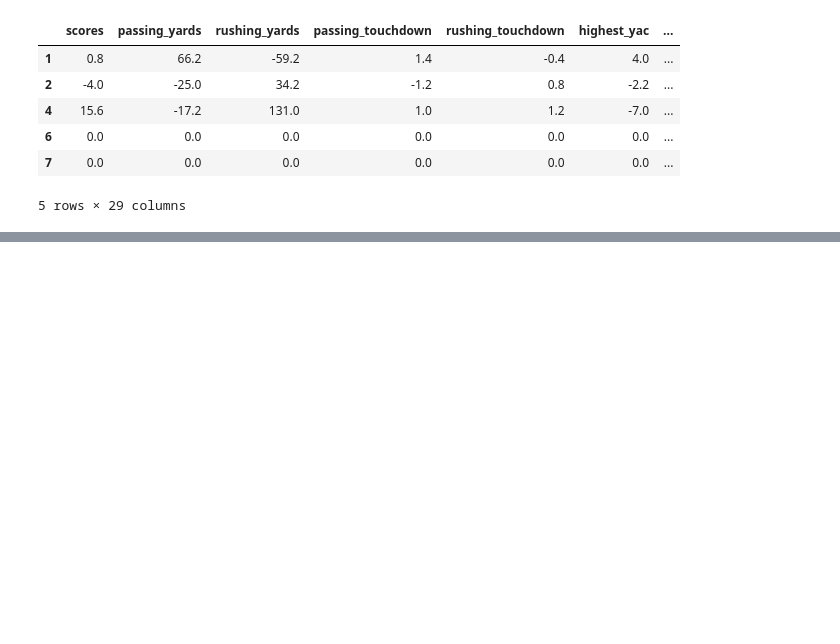
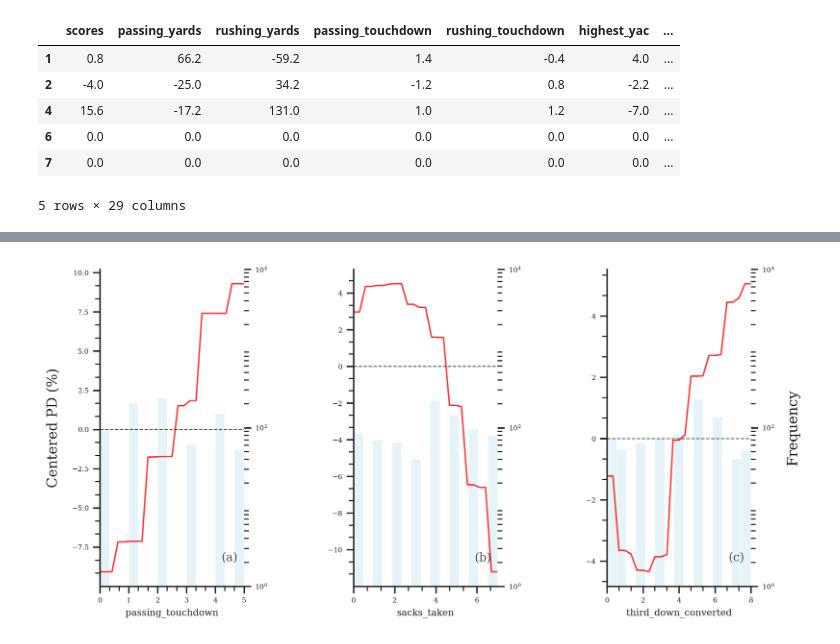
Before and after one commit to 1pjmcdonough/nfl_winpredictor_rf, a Jupyter notebook: random_forest_ml.ipynb, the cells around one changed output, grey strips where cells are left out. Drawn from its saved outputs; the diff is of its cells as text; code cells hidden in the pictures; blank space fills up the shorter version.

```diff
--- a/random_forest_ml.ipynb
+++ b/random_forest_ml.ipynb
@@ -120,0 +207,15 @@ rf.oob_score_
+# %%
+#initialize the explainertoolkit with random forest model
+explainer = skexplain.ExplainToolkit(("Random Forest", rf), X=X_train, y=y_train)
+
+#important features to analyze using partial dependence plots
+imp_vars = ["passing_touchdown", "sacks_taken", "third_down_converted"]
+
+#compute the partial dependence values for the selected features
+pd = explainer.pd(features=imp_vars)
+
+#generate and display the partial dependence plots
+fig, axes = explainer.plot_pd(pd=pd, figsize=(10,5))
+plt.show()
+# %% [output]
+[figure, added]
```
Also changed, not shown: parts of 16 cells of this notebook.
